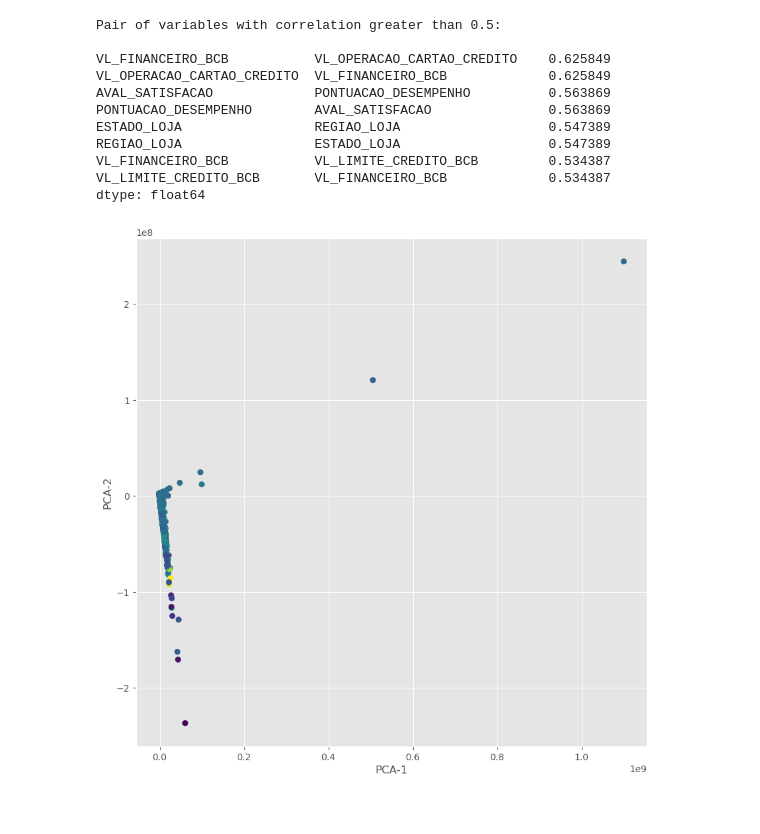
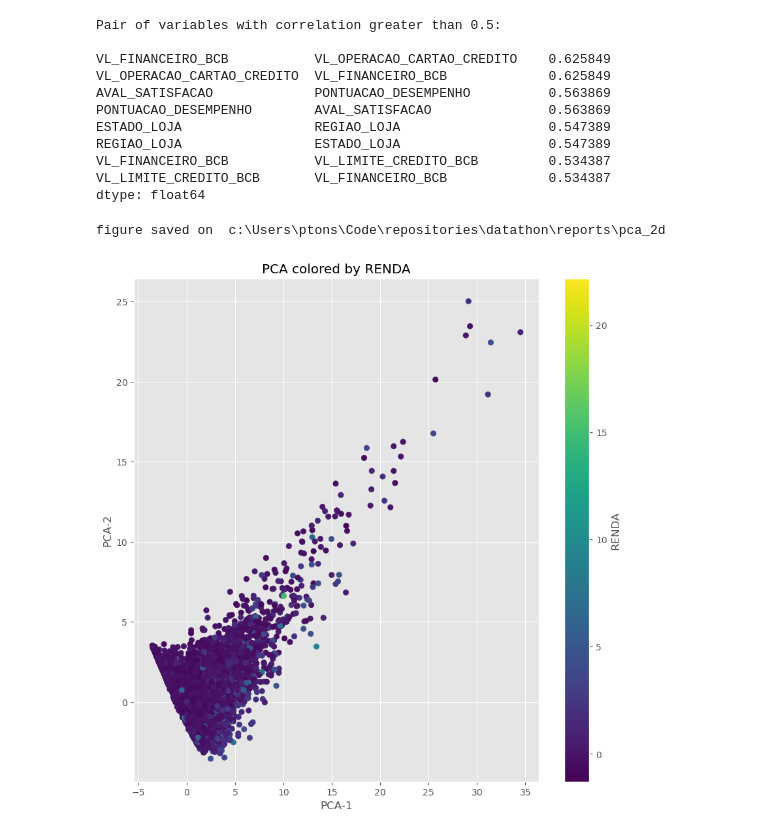
Before and after one commit to ptonso/datathon, a Jupyter notebook: src/01_exploratory.ipynb, the cells around one changed output. Cells and saved outputs as stored; diff of their text form; code cells hidden in the pictures.

Commit message:
feature ( plots )

```diff
--- a/src/01_exploratory.ipynb
+++ b/src/01_exploratory.ipynb
@@ -20,3 +22,12 @@ filename = 'cleaned.csv'
 path = utils.get_path(parent,filename)
 
 df = pd.read_csv(path, index_col=0)
+# %%
+# Importing data standardized
+
+parent = 'data'
+filename = 'cleaned_standardized.csv'
+
+path = utils.get_path(parent,filename)
+
+df_stand = pd.read_csv(path, index_col=0)
@@ -118,5 +189,13 @@ y = df.iloc[:,-1]
+# %%
+X_stand = df_stand[['RENDA_ESPERADA', 'AVAL_SATISFACAO',
+       'VL_LIMITE_CREDITO_INICIAL_BANCO', 'VL_FINANCEIRO_BCB',
+       'VL_OPERACAO_CARTAO_CREDITO', 'VL_LIMITE_CREDITO_BCB',
+       'PONTUACAO_DESEMPENHO', 'TEMPO_EXISTENCIA_ONLINE', 'AVALIACAO_RISCO']]
+
+y_stand = df_stand['RENDA']
 # %%
-plot.pca_2d(X)#,  savename="pca_2d")
+plot.pca_2d(X_stand, y_stand,  savename="pca_2d")
 # %% [output]
+figure saved on  c:\Users\ptons\Code\repositories\datathon\reports\pca_2d
-[figure, old version]
+[figure, new version]
 # %%
```
Also changed, not shown: parts of 18 cells of this notebook, 8 other files.
